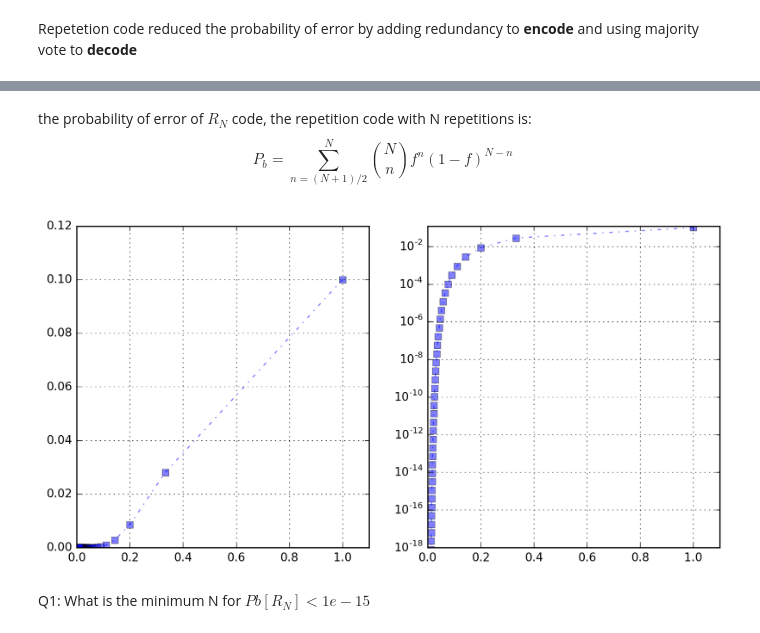
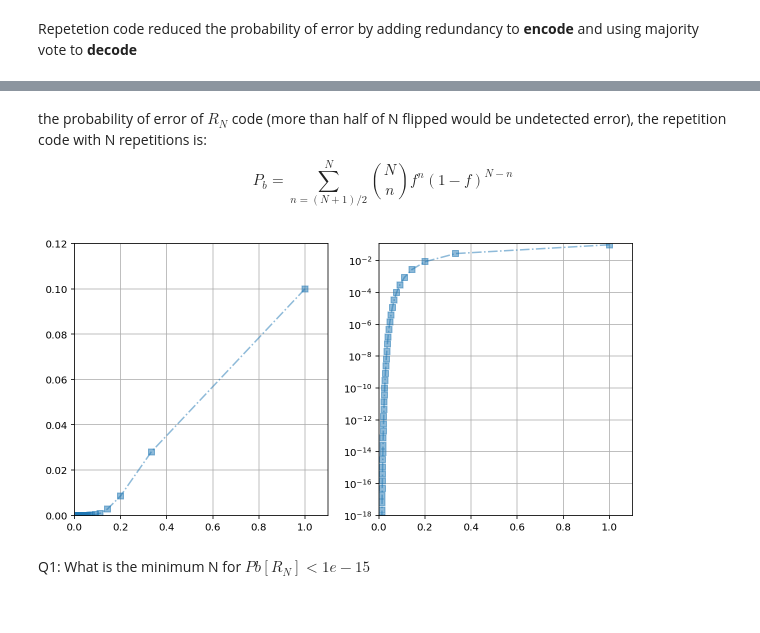
Before and after one commit to chongxi/information_learning_theory, a Jupyter notebook: Lecture_1/Lecture 1.ipynb, the cells around one changed output, grey strips where cells are left out. Saved outputs shown, nothing was run; the diff lists cells and outputs as text; code cells hidden in the pictures.

```diff
--- a/Lecture_1/Lecture 1.ipynb
+++ b/Lecture_1/Lecture 1.ipynb
@@ -20,7 +20,7 @@ e.g. $R_3$ Code:
 
 <img  src="R3.png" width=500px align="left"/>
 # %% [markdown]
-the probability of error of $R_N$ code, the repetition code with N repetitions is:
+the probability of error of $R_N$ code (more than half of N flipped would be undetected error), the repetition code with N repetitions is:
 $$ P_b = \sum_{n=(N+1)/2}^{N}  \binom{N}{n} f^{n} (1-f)^{N-n}$$
 # %%
 @vectorize
@@ -35,16 +35,15 @@ f = 0.1
 p = Pb(N,f)
 # %%
 fig, ax = plt.subplots(1,2, figsize=(10,5))
-fig.hold(True)
 ax[0].plot(1./N, p, ls='-.', marker='s', alpha=.5)
 ax[0].axis([0,1.1,0,0.12])
 ax[0].grid(True)
 ax[1].plot(1./N, p, ls='-.', marker='s', alpha=.5)
 ax[1].axis([0,1.1,1e-18,0.12])
 ax[1].set_yscale('log')
 ax[1].grid(True)
 # %% [output]
-[figure, old version]
+[figure, new version]
 # %% [markdown]
 Q1: What is the minimum N for $Pb[R_N] < 1e-15$
 # %%
```
Also changed, not shown: parts of 9 cells of this notebook.
